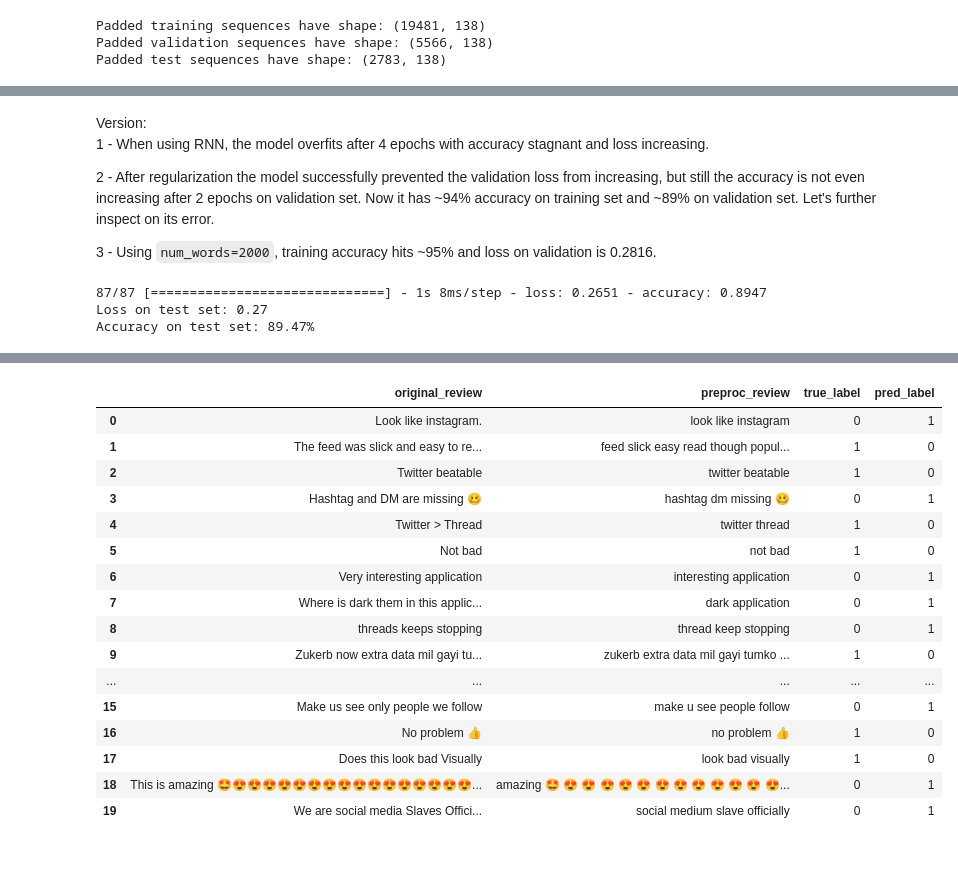
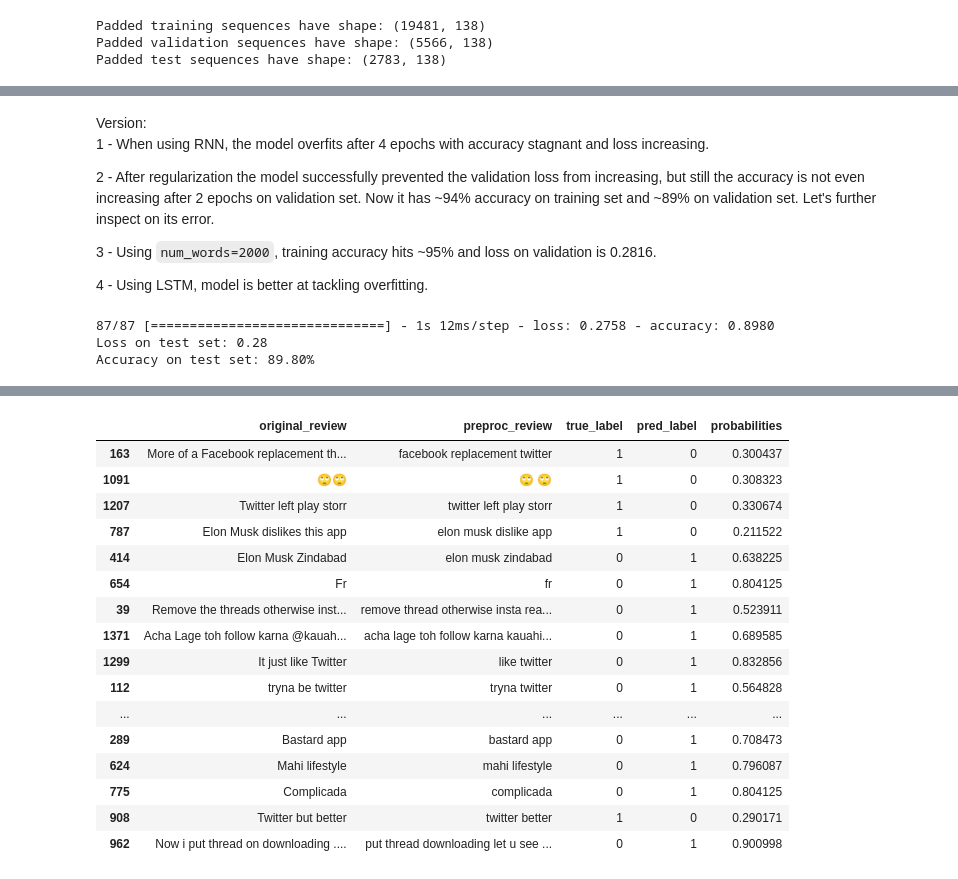
Before and after one commit to BrianLoe/NLP, a Jupyter notebook: thread/Thread_sentiment.ipynb, the cells around one changed output, grey strips where cells are left out. Cells and saved outputs as stored; diff of their text form; code cells hidden in the pictures.

```diff
--- a/thread/Thread_sentiment.ipynb
+++ b/thread/Thread_sentiment.ipynb
@@ -510,7 +510,8 @@ def make_residual_df(model, original_description, sentences, labels, sequences):
 
     return - dataframe containing residuals with original and preprocessed review, true label, and predicted label.
     """
-    y_hat = (model.predict(sequences)>0.5).astype(int).ravel()
+    y_prob = model.predict(sequences).ravel()
+    y_hat = (y_prob>0.5).astype(int)
     incorrect_idxs = [i for i in range(len(y_hat)) if y_hat[i]!=labels[i]]
     print("There are {} incorrect predictions".format(len(incorrect_idxs)))
 
@@ -518,9 +519,10 @@ def make_residual_df(model, original_description, sentences, labels, sequences):
     inc_reviews = [sentences[i] for i in incorrect_idxs]
     true_labels = [labels[i] for i in incorrect_idxs]
     pred_labels = [y_hat[i] for i in incorrect_idxs]
+    probabilities = [y_prob[i] for i in incorrect_idxs]
 
-    resid = pd.DataFrame(zip(ori_desc, inc_reviews, true_labels, pred_labels),
-                     columns=['original_review','preproc_review', 'true_label', 'pred_label'])
+    resid = pd.DataFrame(zip(ori_desc, inc_reviews, true_labels, pred_labels, probabilities),
+                     columns=['original_review','preproc_review', 'true_label', 'pred_label', 'probabilities'])
 
     return resid
 # %%
@@ -863,25 +865,29 @@ Padded test sequences have shape: (2783, 138)
 tf.keras.backend.clear_session()
 from keras import regularizers
 
-with tf.device('/CPU:0'):
+with tf.device('/GPU:0'):
     model2 = tf.keras.models.Sequential([
         tfl.Embedding(NUM_WORDS, 20, input_length=MAX_LEN),
-        # tfl.SimpleRNN(16, return_sequences=True,),
-        tfl.Conv1D(16, 3, activation='relu'),
-        tfl.MaxPooling1D(),
+        # tfl.Conv1D(32, 5, activation='relu', ),
+        # tfl.MaxPooling1D(),
+        # tfl.SimpleRNN(32, kernel_regularizer=regularizers.L2(1e-7)),
+        tfl.Bidirectional(tfl.LSTM(32)),
         tfl.Dropout(0.2),
-        tfl.GlobalMaxPooling1D(),
-        tfl.Dense(12, activation='relu', kernel_regularizer=regularizers.L2(1e-7)),
+        # tfl.Flatten(),
+        tfl.Dense(8, activation='relu',
+                  kernel_regularizer=regularizers.L2(1e-8),
+                  # bias_regularizer=regularizers.L2(1e-8)
+                 ),
         tfl.Dense(1, activation='sigmoid')
     ])
 
     early_stop = tf.keras.callbacks.EarlyStopping(
                     monitor='val_loss',
-                    min_delta=0,
-                    patience=15,
+                    min_delta=1e-2,
+                    patience=8,
                     verbose=1,
                     mode='min',
-                    baseline=.3,
+                    baseline=.28,
                     restore_best_weights=True,
                 )
 
@@ -929,17 +935,19 @@ Version:
 2 - After regularization the model successfully prevented the validation loss from increasing, but still the accuracy is not even increasing after 2 epochs on validation set. Now it has ~94% accuracy on training set and ~89% on validation set. Let's further inspect on its error.
 
 3 - Using `num_words=2000`, training accuracy hits ~95% and loss on validation is 0.2816.
+
+4 - Using LSTM, model is better at tackling overfitting.
 # %%
 test_loss, test_acc = model2.evaluate(test_seq, test_labels)
 print("Loss on test set: {:.2f}\nAccuracy on test set: {:.2f}%".format(test_loss, test_acc*100))
 # %% [output]
-87/87 [==============================] - 1s 8ms/step - loss: 0.2651 - accuracy: 0.8947
-Loss on test set: 0.27
-Accuracy on test set: 89.47%
+87/87 [==============================] - 1s 12ms/step - loss: 0.2758 - accuracy: 0.8980
+Loss on test set: 0.28
+Accuracy on test set: 89.80%
 # %%
 data2 = data_preproc3.sample(frac=1, random_state=77) # keeping same random state
 ori_desc2 = data2['review_description'].to_numpy()
 resid_df = make_residual_df(model2, ori_desc2, train_sents, train_labels, train_seq)
 with pd.option_context('display.min_rows', 20):
-    display(resid_df.head(20))
+    display(resid_df.sample(20))
 # %% [output]
@@ -948,20 +956,20 @@ There are 1143 incorrect predictions
-|  | original_review | preproc_review | true_label | pred_label |
-| 0 | Look like instagram. | look like instagram | 0 | 1 |
-| 1 | The feed was slick and easy to re... | feed slick easy read though popul... | 1 | 0 |
-| 2 | Twitter beatable | twitter beatable | 1 | 0 |
-| 3 | Hashtag and DM are missing 🥴 | hashtag dm missing 🥴 | 0 | 1 |
-| 4 | Twitter > Thread | twitter thread | 1 | 0 |
-| 5 | Not bad | not bad | 1 | 0 |
-| 6 | Very interesting application | interesting application | 0 | 1 |
-| 7 | Where is dark them in this applic... | dark application | 0 | 1 |
-| 8 | threads keeps stopping | thread keep stopping | 0 | 1 |
-| 9 | Zukerb now extra data mil gayi tu... | zukerb extra data mil gayi tumko ... | 1 | 0 |
-| ... | ... | ... | ... | ... |
-| 15 | Make us see only people we follow | make u see people follow | 0 | 1 |
-| 16 | No problem 👍 | no problem 👍 | 1 | 0 |
-| 17 | Does this look bad Visually | look bad visually | 1 | 0 |
-| 18 | This is amazing 🤩😍😍😍😍😍😍😍😍😍😍😍😍😍😍😍😍... | amazing 🤩 😍 😍 😍 😍 😍 😍 😍 😍 😍 😍 😍 😍... | 0 | 1 |
-| 19 | We are social media Slaves Offici... | social medium slave officially | 0 | 1 |
+|  | original_review | preproc_review | true_label | pred_label | probabilities |
+| 163 | More of a Facebook replacement th... | facebook replacement twitter | 1 | 0 | 0.300437 |
+| 1091 | 🙄🙄 | 🙄 🙄 | 1 | 0 | 0.308323 |
+| 1207 | Twitter left play storr | twitter left play storr | 1 | 0 | 0.330674 |
+| 787 | Elon Musk dislikes this app | elon musk dislike app | 1 | 0 | 0.211522 |
+| 414 | Elon Musk Zindabad | elon musk zindabad | 0 | 1 | 0.638225 |
+| 654 | Fr | fr | 0 | 1 | 0.804125 |
+| 39 | Remove the threads otherwise inst... | remove thread otherwise insta rea... | 0 | 1 | 0.523911 |
+| 1371 | Acha Lage toh follow karna @kauah... | acha lage toh follow karna kauahi... | 0 | 1 | 0.689585 |
+| 1299 | It just like Twitter | like twitter | 0 | 1 | 0.832856 |
+| 112 | tryna be twitter | tryna twitter | 0 | 1 | 0.564828 |
+| ... | ... | ... | ... | ... | ... |
+| 289 | Bastard app | bastard app | 0 | 1 | 0.708473 |
+| 624 | Mahi lifestyle | mahi lifestyle | 0 | 1 | 0.796087 |
+| 775 | Complicada | complicada | 0 | 1 | 0.804125 |
+| 908 | Twitter but better | twitter better | 1 | 0 | 0.290171 |
+| 962 | Now i put thread on downloading .... | put thread downloading let u see ... | 0 | 1 | 0.900998 |
 # %%
 val_size_out = int(len(ori_desc2) * 0.9)
 resid_df_test = make_residual_df(model2, ori_desc2[val_size_out:], test_sents, test_labels, test_seq)
```
Also changed, not shown: parts of 24 cells of this notebook.
